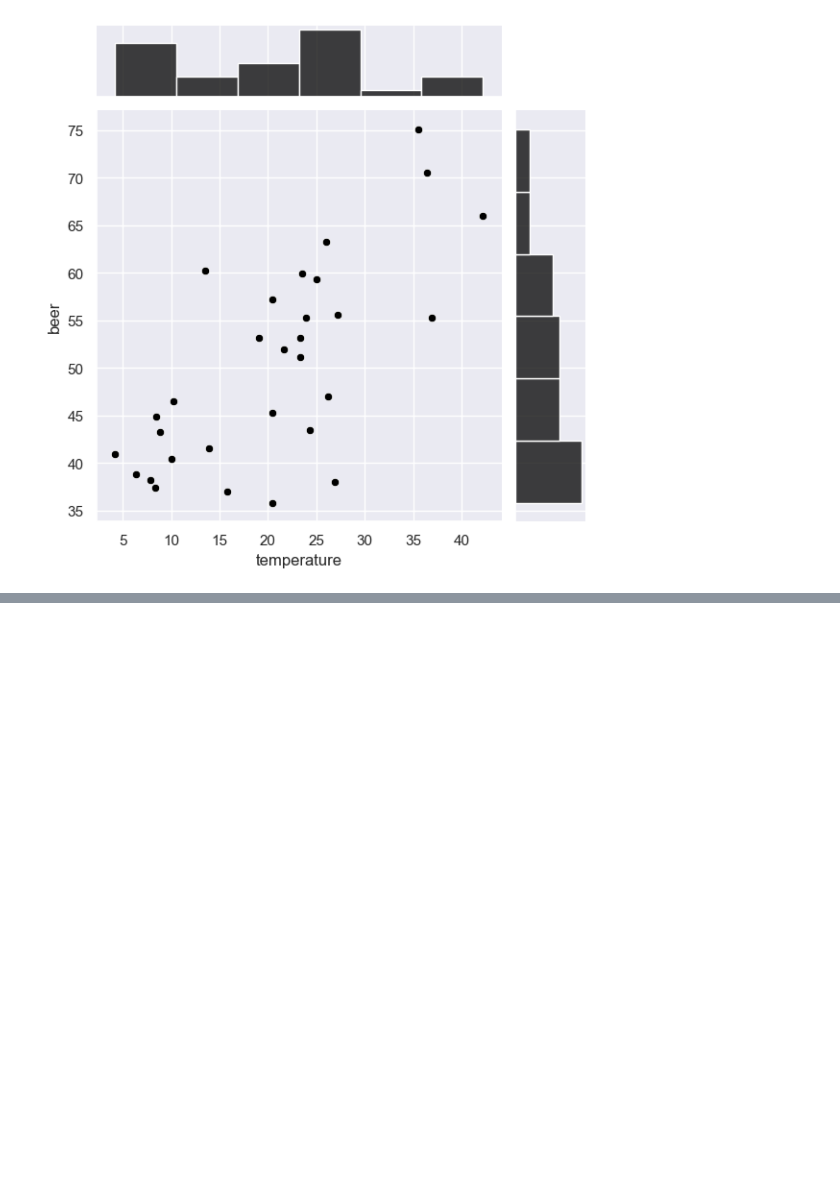
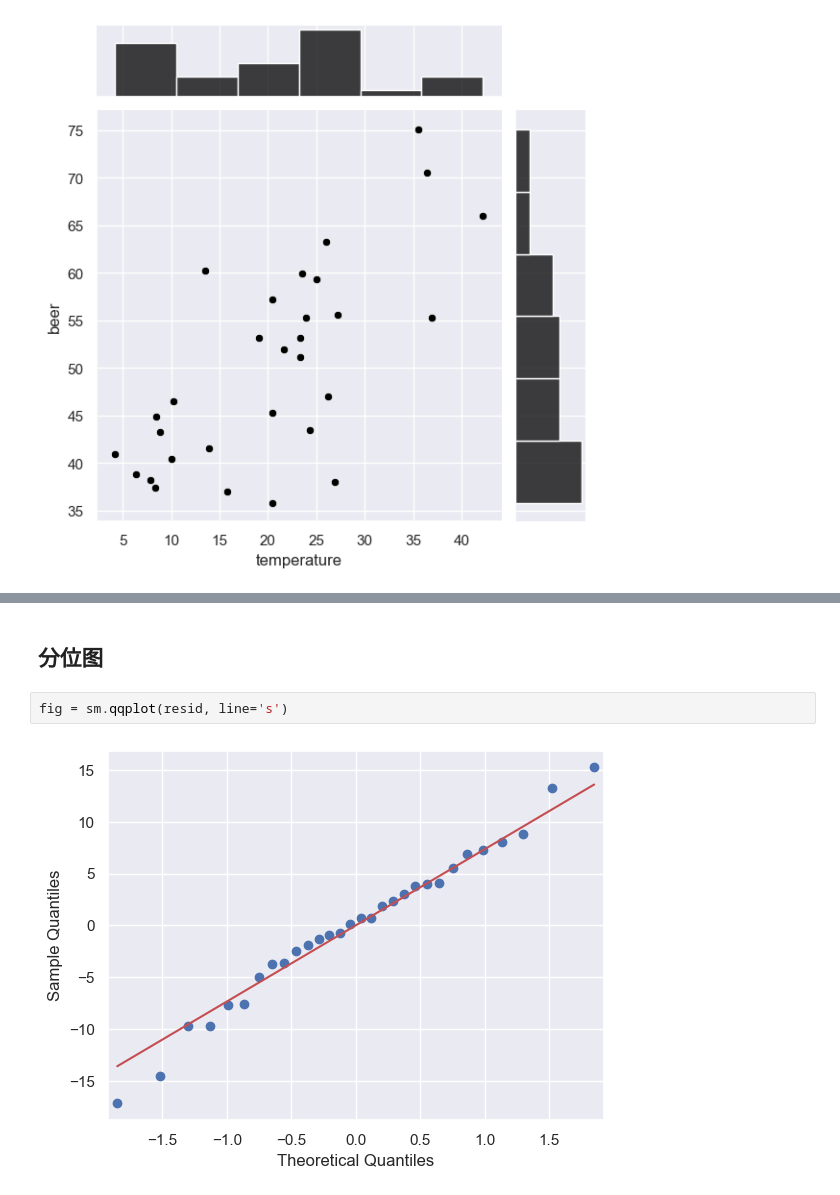
Before and after one commit to richard-ma/weekendProject, a Jupyter notebook: 202405-1statisticsPython/5-1一元回归.ipynb, the cells around one changed output, grey strips where cells are left out. Saved outputs shown, nothing was run; the diff lists cells and outputs as text; blank space fills up the shorter version.

```diff
--- a/202405-1statisticsPython/5-1一元回归.ipynb
+++ b/202405-1statisticsPython/5-1一元回归.ipynb
@@ -55,0 +186,6 @@ Notes:
+# %% [markdown]
+## 分位图
+# %%
+fig = sm.qqplot(resid, line='s')
+# %% [output]
+[figure, added]
```
Also changed, not shown: parts of 28 cells of this notebook.
